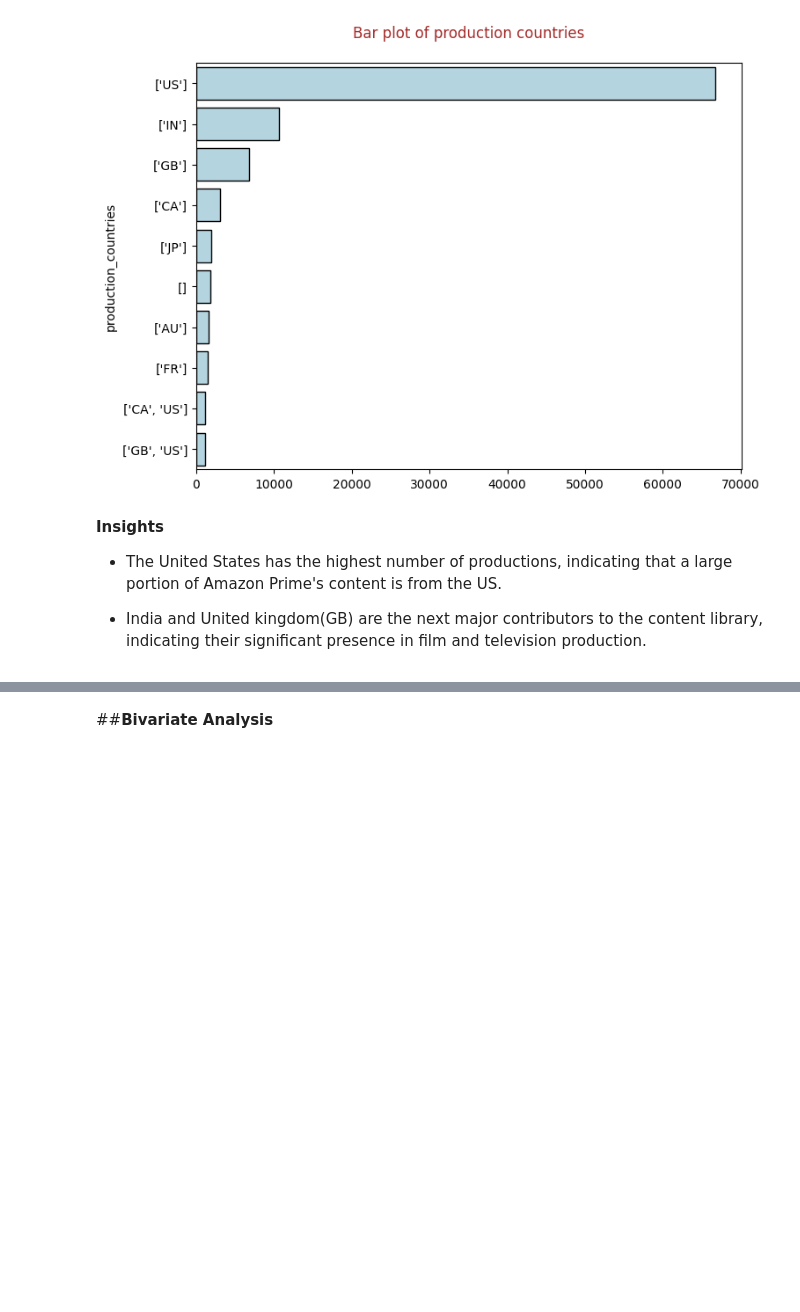
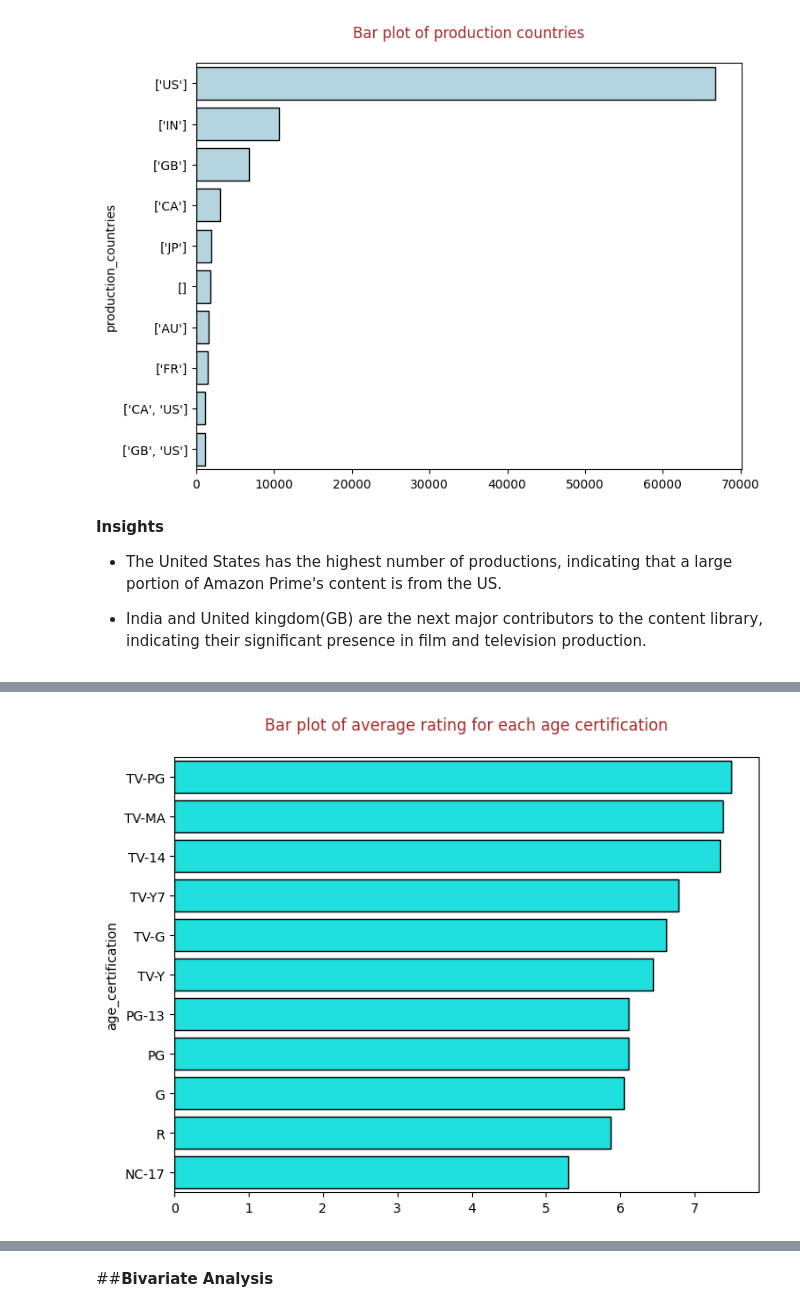
Before and after one commit to Sandeshh16/Amazon-Prime-TV-Shows-and-Movies-EDA, a Jupyter notebook: Amazon_prime_EDA.ipynb, the cells around one changed output, grey strips where cells are left out. Drawn from its saved outputs; the diff is of its cells as text; code cells hidden in the pictures; blank space fills up the shorter version.

```diff
--- a/Amazon_prime_EDA.ipynb
+++ b/Amazon_prime_EDA.ipynb
@@ -638,0 +641,3 @@ plt.show()
+# %%
+certification = data.groupby('age_certification')['imdb_score'].mean().sort_values(ascending = False)
+certification
@@ -638,0 +659,8 @@ plt.show()
+# %%
+#Bar plot of average rating for each age certification
+plt.figure(figsize = (8,6))
+sns.barplot(x = certification.values, y = certification.index, edgecolor = 'black',color = 'cyan' )
+plt.title('Bar plot of average rating for each age certification\n', color = 'brown')
+plt.show()
+# %% [output]
+[figure, added]
```
Also changed, not shown: parts of 4 cells of this notebook.
